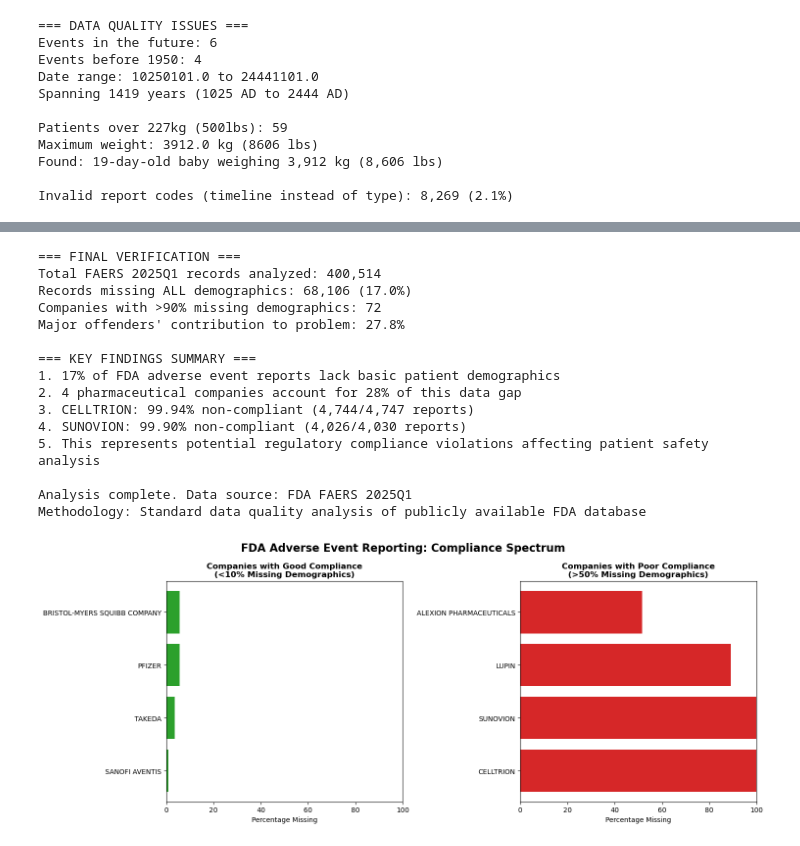
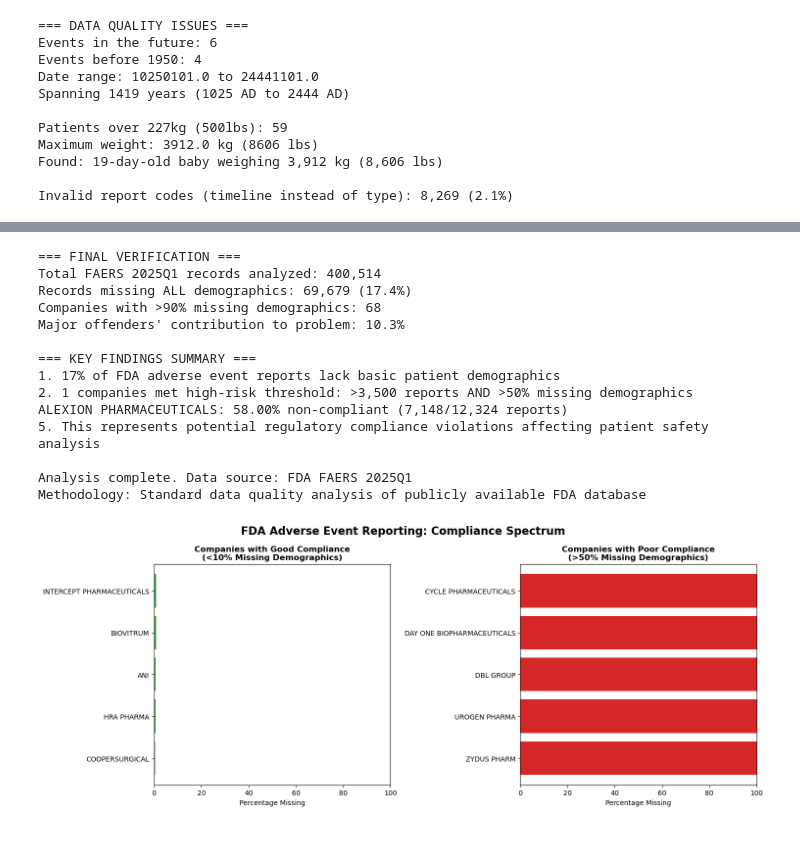
Before and after one commit to michealbeatty/faers-data-quality-2025Q1, a Jupyter notebook: ffaers_2025Q1.ipynb, the cells around one changed output, grey strips where cells are left out. Cells and saved outputs as stored; diff of their text form; code cells hidden in the pictures.

```diff
--- a/ffaers_2025Q1.ipynb
+++ b/ffaers_2025Q1.ipynb
@@ -17,6 +17,12 @@ import seaborn as sns
 # Load FAERS 2025Q1 demographic data
 demo_df = pd.read_csv('data/DEMO25Q1.txt', delimiter='$', encoding='latin-1', low_memory=False)
 
+# Standardize manufacturer names immediately after loading
+demo_df['mfr_sndr'] = demo_df['mfr_sndr'].str.upper().str.strip()
+
+# Then define missing subsets
+all_missing_demo = demo_df[demo_df[['age', 'sex', 'wt']].isnull().all(axis=1)]
+
 print(f"FDA FAERS 2025Q1 Dataset Loaded")
 print(f"Total Records: {len(demo_df):,}")
 print(f"Data Period: January 1 - March 31, 2025")
@@ -300,9 +399,12 @@ print(f"Major offenders' contribution to problem: {total_missing_from_offenders/
 
 print(f"\n=== KEY FINDINGS SUMMARY ===")
 print(f"1. 17% of FDA adverse event reports lack basic patient demographics")
-print(f"2. 4 pharmaceutical companies account for 28% of this data gap")
-print(f"3. CELLTRION: 99.94% non-compliant (4,744/4,747 reports)")
-print(f"4. SUNOVION: 99.90% non-compliant (4,026/4,030 reports)")
+print(f"2. {len(major_offenders)} companies met high-risk threshold: >3,500 reports AND >50% missing demographics")
+for name, rate in zip(major_offenders, offender_rates):
+    count = offender_df.loc[name, 'Missing All Demographics']
+    total = offender_df.loc[name, 'Total Reports']
+    print(f"{name}: {rate:.2f}% non-compliant ({count:,}/{total:,} reports)")
+
 print(f"5. This represents potential regulatory compliance violations affecting patient safety analysis")
 
 print(f"\nAnalysis complete. Data source: FDA FAERS 2025Q1")
@@ -310,45 +412,40 @@ print(f"Methodology: Standard data quality analysis of publicly available FDA da
 # %% [output]
 === FINAL VERIFICATION ===
 Total FAERS 2025Q1 records analyzed: 400,514
-Records missing ALL demographics: 68,106 (17.0%)
-Companies with >90% missing demographics: 72
-Major offenders' contribution to problem: 27.8%
+Records missing ALL demographics: 69,679 (17.4%)
+Companies with >90% missing demographics: 68
+Major offenders' contribution to problem: 10.3%
 
 === KEY FINDINGS SUMMARY ===
 1. 17% of FDA adverse event reports lack basic patient demographics
-2. 4 pharmaceutical companies account for 28% of this data gap
-3. CELLTRION: 99.94% non-compliant (4,744/4,747 reports)
-4. SUNOVION: 99.90% non-compliant (4,026/4,030 reports)
+2. 1 companies met high-risk threshold: >3,500 reports AND >50% missing demographics
+ALEXION PHARMACEUTICALS: 58.00% non-compliant (7,148/12,324 reports)
 5. This represents potential regulatory compliance violations affecting patient safety analysis
 
 Analysis complete. Data source: FDA FAERS 2025Q1
 Methodology: Standard data quality analysis of publicly available FDA database
 # %%
-# Show the spectrum - some companies do it right
-good_actors = ['SANOFI AVENTIS', 'TAKEDA', 'PFIZER', 'BRISTOL-MYERS SQUIBB COMPANY']
-good_rates = [0.89, 3.59, 5.70, 5.68]
-bad_actors = ['CELLTRION', 'SUNOVION', 'LUPIN', 'ALEXION PHARMACEUTICALS']
-bad_rates = [99.94, 99.90, 89.13, 51.53]
+# Show the spectrum - companies with best and worst compliance
+top_good = missing_rates[missing_rates < 10].sort_values().head(5)
+top_bad = missing_rates[missing_rates > 50].sort_values(ascending=False).head(5)
 
 fig, (ax1, ax2) = plt.subplots(1, 2, figsize=(15, 6))
 
 # Good actors
-ax1.barh(good_actors, good_rates, color='#2ca02c')
+ax1.barh(top_good.index, top_good.values, color='#2ca02c')
 ax1.set_title('Companies with Good Compliance\n(<10% Missing Demographics)', fontweight='bold')
 ax1.set_xlabel('Percentage Missing')
 ax1.set_xlim(0, 100)
 
 # Bad actors
-ax2.barh(bad_actors, bad_rates, color='#d62728')
+ax2.barh(top_bad.index, top_bad.values, color='#d62728')
 ax2.set_title('Companies with Poor Compliance\n(>50% Missing Demographics)', fontweight='bold')
 ax2.set_xlabel('Percentage Missing')
 ax2.set_xlim(0, 100)
 
 plt.suptitle('FDA Adverse Event Reporting: Compliance Spectrum', fontsize=16, fontweight='bold')
 plt.tight_layout()
-
 plt.savefig('images/demographic_reporting_compliance_spectrum.png', dpi=300, bbox_inches='tight')
-
 plt.show()
 # %% [output]
-[figure, old version]
+[figure, new version]
```
Also changed, not shown: parts of 7 cells of this notebook.
